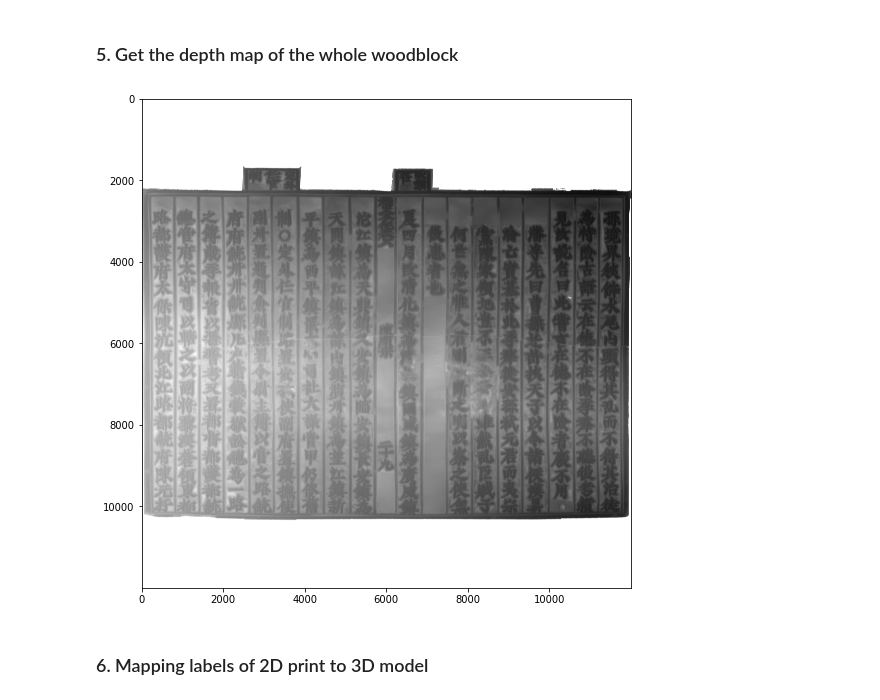
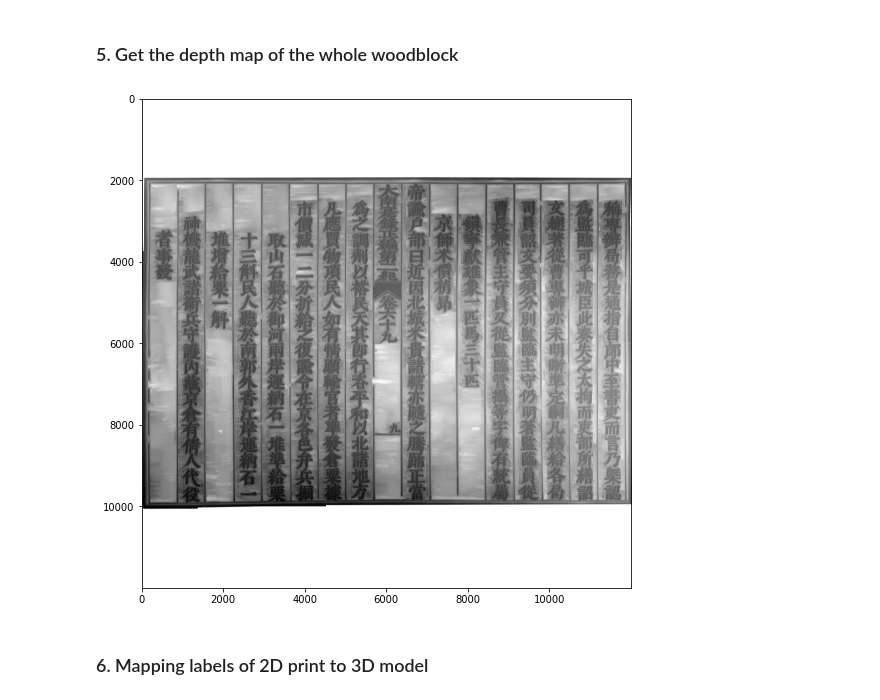
Before and after one commit to LeCongThuong/woodblock-gt-depth-gen, a Jupyter notebook: notebooks/11_gen_character_depth_pipeline.ipynb, the cells around one changed output. Saved outputs shown, nothing was run; the diff lists cells and outputs as text; code cells hidden in the pictures.

```diff
--- a/notebooks/11_gen_character_depth_pipeline.ipynb
+++ b/notebooks/11_gen_character_depth_pipeline.ipynb
@@ -349,10 +369,9 @@ True
 # %% [markdown]
 ### 5. Get the depth map of the whole woodblock
 # %%
-registered_print_woodblock_path = "./08360_kho_khuon_in_1_aligned.stl"
+registered_print_woodblock_path  = f'{registered_print_woodblock_path}/{Path(print_woodblock_path).stem}_aligned.stl'
 img_inverted_matrix, normalized_depth_img = convert_pc_to_depth_map(registered_print_woodblock_path)
+plt.figure(figsize=(12, 9))
+plt.imshow(normalized_depth_img, cmap='gray');
+# %% [output]
+[figure, added]
-# %%
-plt.figure(figsize=(12, 9))
-plt.imshow(normalized_depth_img, cmap='gray');
-# %% [output]
-[figure, removed]
```
Also changed, not shown: parts of 39 cells of this notebook, 12 other files.
